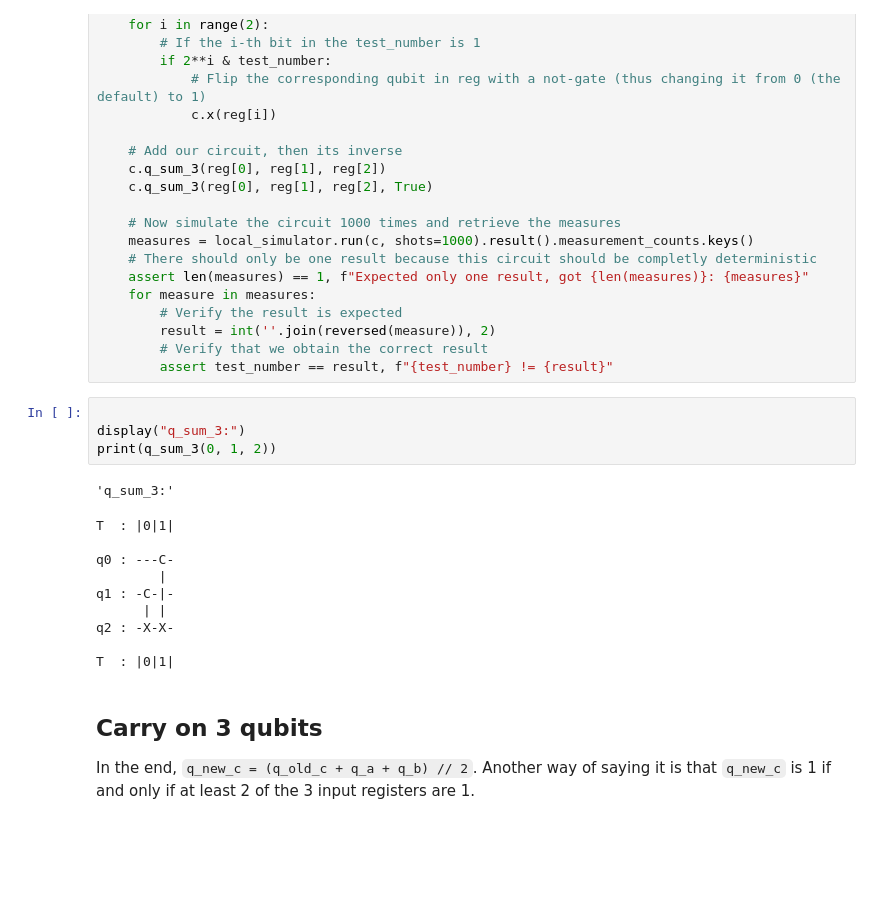
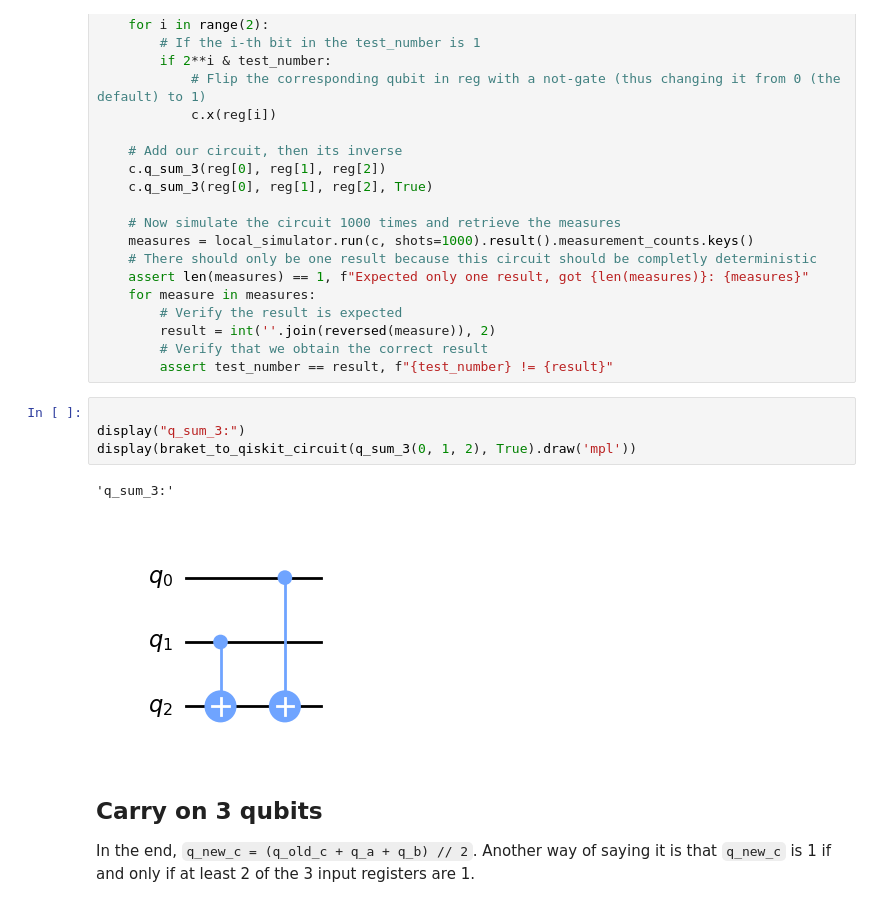
Before and after one commit to JeremieRodon/quantum-playing, a Jupyter notebook: shors-1-7n+2.ipynb, the cells around one changed output. Cells and saved outputs as stored; diff of their text form; blank space fills up the shorter version.

```diff
--- a/shors-1-7n+2.ipynb
+++ b/shors-1-7n+2.ipynb
@@ -199,18 +215,10 @@ for test_number in range(2**2):
 # %%
 
 display("q_sum_3:")
-print(q_sum_3(0, 1, 2))
+display(braket_to_qiskit_circuit(q_sum_3(0, 1, 2), True).draw('mpl'))
 # %% [output]
 'q_sum_3:'
-T  : |0|1|
-
-q0 : ---C-
-        |
-q1 : -C-|-
-      | |
-q2 : -X-X-
-
-T  : |0|1|
+[figure, added]
 # %% [markdown]
 ## Carry on 3 qubits
 In the end, `q_new_c = (q_old_c + q_a + q_b) // 2`. Another way of saying it is that `q_new_c` is 1 if and only if at least 2 of the 3 input registers are 1.
```
Also changed, not shown: parts of 9 cells of this notebook, 3 other files.
